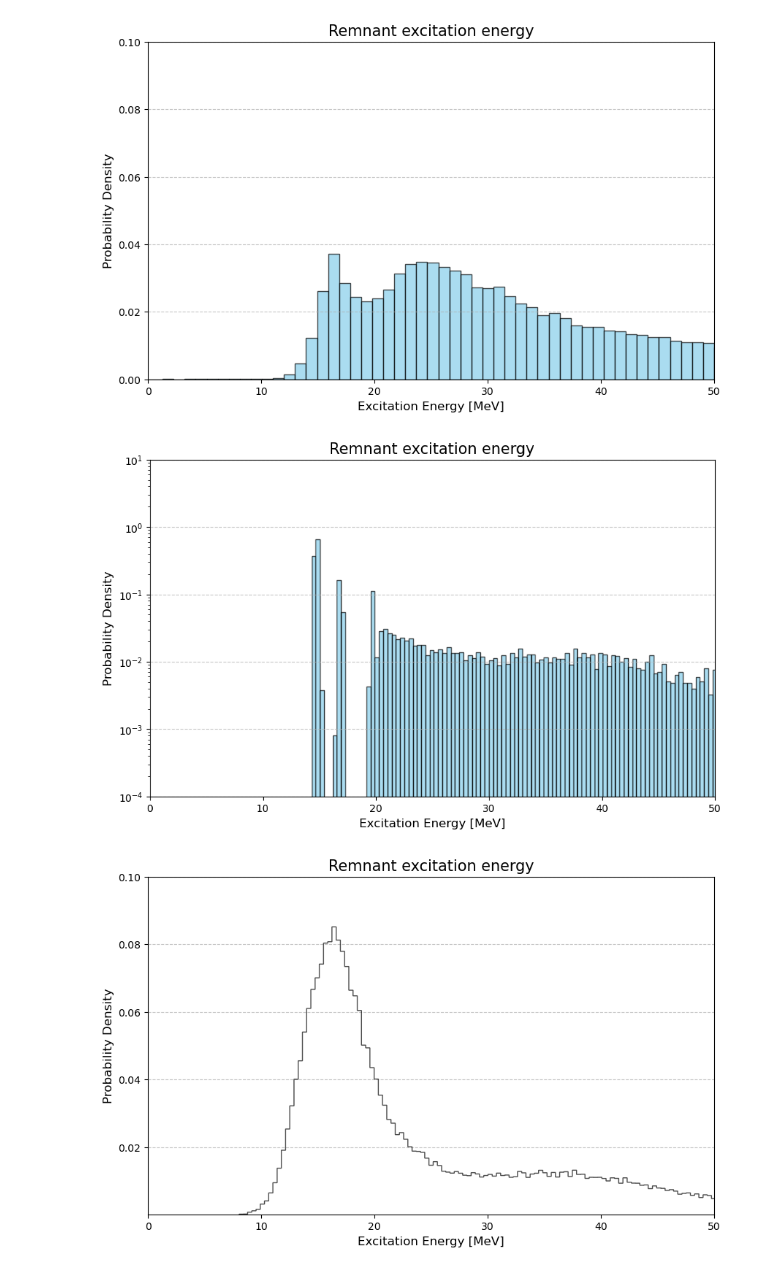
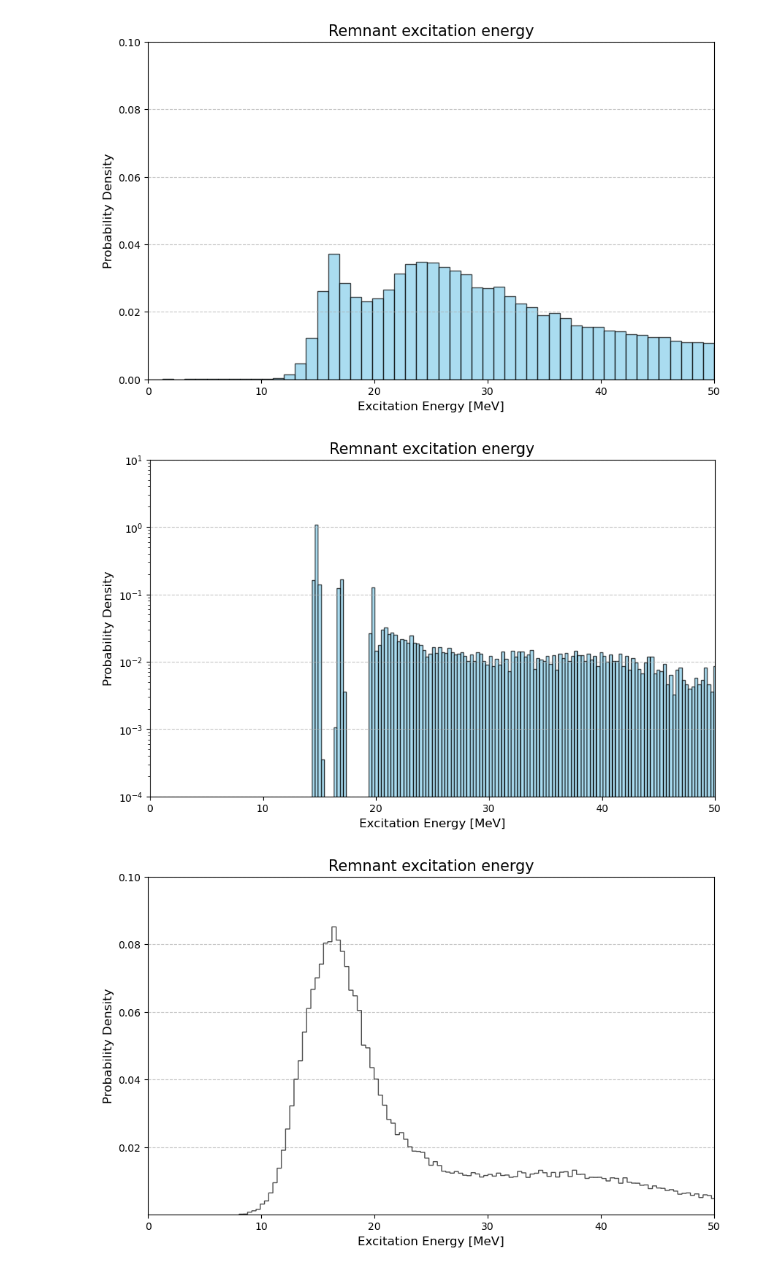
Before and after one commit to patrickstowell/INCL_GenericInterface, a Jupyter notebook: energyhisto.ipynb, the cells around one changed output. Saved outputs shown, nothing was run; the diff lists cells and outputs as text; code cells hidden in the pictures.

```diff
--- a/energyhisto.ipynb
+++ b/energyhisto.ipynb
@@ -189,35 +188,35 @@ import pandas as pd
 
 file_path = 'e_miss_preswap.txt'
 df = pd.read_csv(file_path, header=None, names=['Values'])
 
 # 1. Try to convert everything to a float. Non-floats become NaN.
 df['Values'] = pd.to_numeric(df['Values'], errors='coerce')
 
 # 2. Drop the rows that contain NaN (the original non-floats)
 df_cleaned = df.dropna()
 
 # 3. (Optional) Reset the index so your rows are numbered continuously again
 df = df_cleaned.reset_index(drop=True)
 # 2. Create the plot
 plt.figure(figsize=(10, 6))
 # Set density=True to normalise the bins
-plt.hist(df['Values'], bins=750, color='skyblue', edgecolor='black', alpha=0.7, density=True)
+plt.hist(df['Values'], bins=1000, color='skyblue', edgecolor='black', alpha=0.7, density=True)
 
 # 3. Add labels and styling
 plt.title('Remnant excitation energy', fontsize=15)
 plt.xlabel('Excitation Energy [MeV]', fontsize=12)
 plt.xlim(0, 50)
 plt.ylim(0, 0.01)
 plt.ylim(1e-4, 10)
 plt.yscale('log')
 # Updated label to reflect normalization
 plt.ylabel('Probability Density', fontsize=12)
 plt.grid(axis='y', linestyle='--', alpha=0.7)
 
 # Show the plot
 plt.show()
 # %% [output]
-[figure, old version]
+[figure, new version]
 # %%
 def gaussian(x, amplitude, mean, stddev):
     return amplitude * np.exp(-((x - mean) / stddev)**2 / 2)
```
Also changed, not shown: parts of 23 cells of this notebook, 9 other files.
